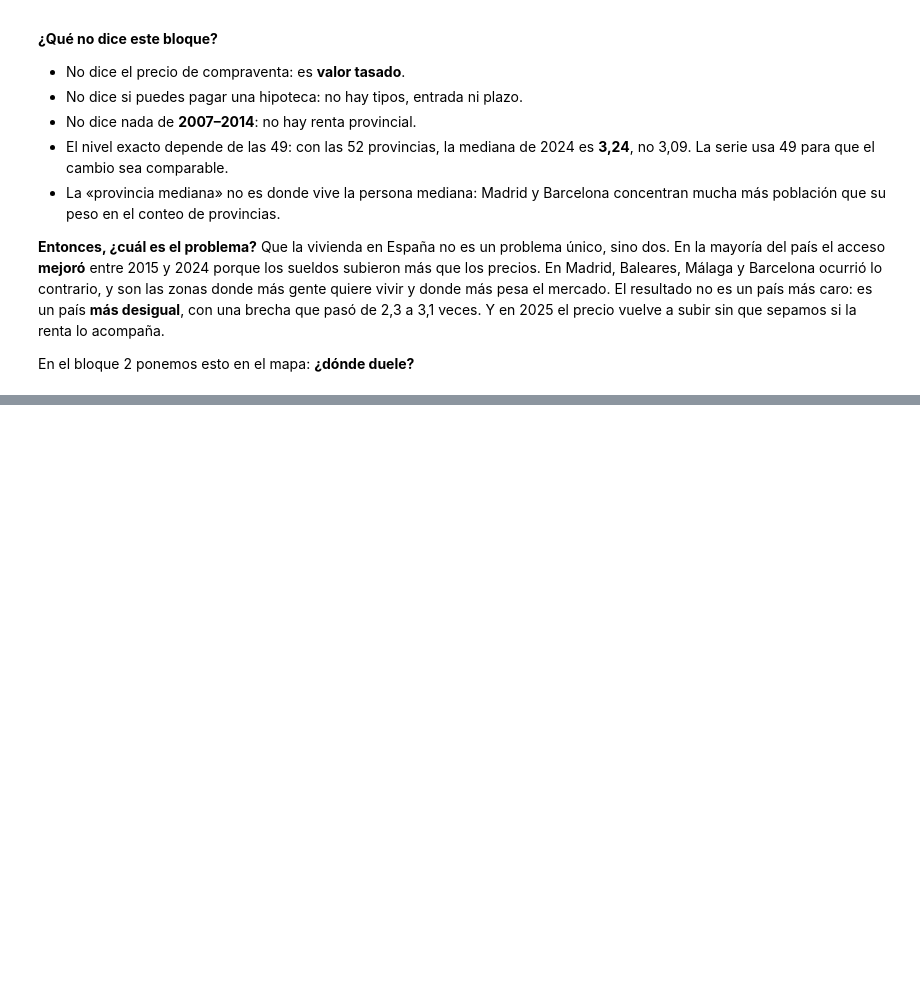
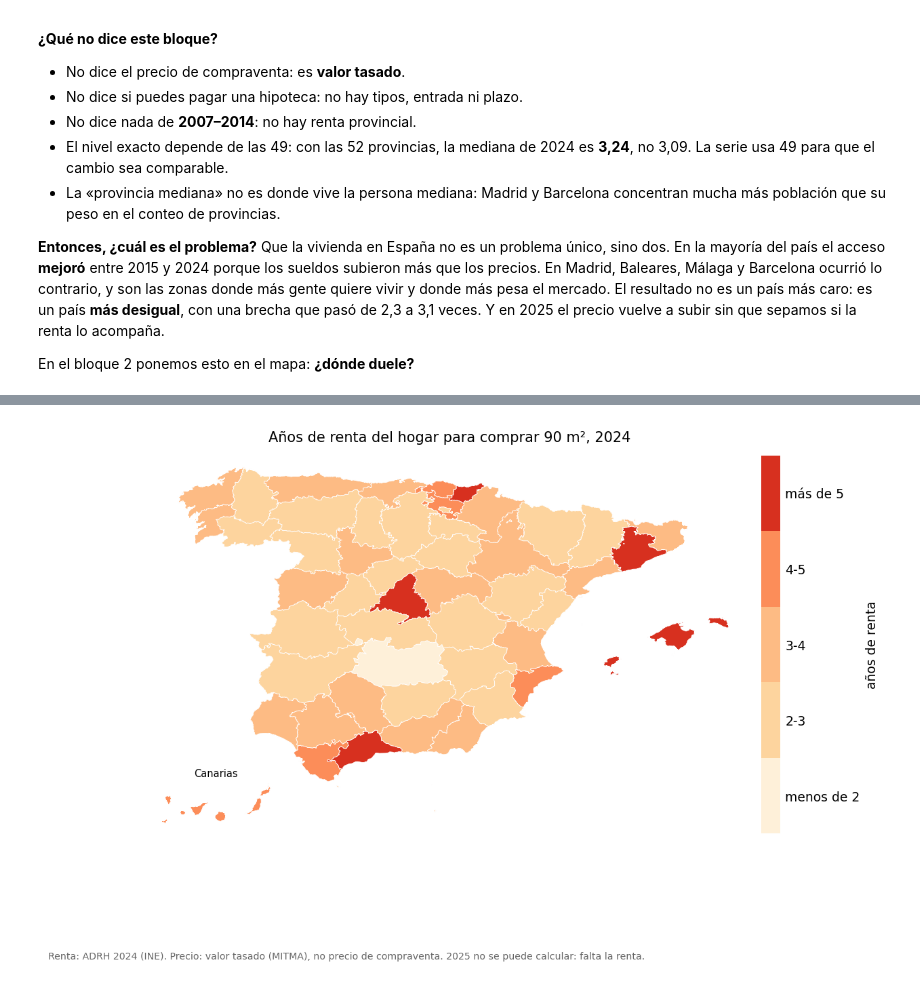
Before and after one commit to AlejandroCuntin/data-science, a Jupyter notebook: 01-eda-vivienda-espana/notebooks/02_asequibilidad.ipynb, the cells around one changed output, grey strips where cells are left out. Cells and saved outputs as stored; diff of their text form; code cells hidden in the pictures; blank space fills up the shorter version.

```diff
--- a/01-eda-vivienda-espana/notebooks/02_asequibilidad.ipynb
+++ b/01-eda-vivienda-espana/notebooks/02_asequibilidad.ipynb
@@ -353,0 +401,69 @@ En el bloque 2 ponemos esto en el mapa: **¿dónde duele?**
+# %%
+from matplotlib.cm import ScalarMappable
+from matplotlib.colors import BoundaryNorm, ListedColormap
+
+CANARIAS = ["35", "38"]
+
+# Cinco tramos. La distribucion se concentra entre 2 y 4 anos (40 de 52
+# provincias), asi que un degradado continuo dejaria medio pais del mismo tono.
+bounds = [0, 2, 3, 4, 5, 7]
+colors = ["#fef0d9", "#fdd49e", "#fdbb84", "#fc8d59", "#d7301f"]
+cmap = ListedColormap(colors)
+norm = BoundaryNorm(bounds, cmap.N)
+
+fig, ax = plt.subplots(figsize=(8, 6))
+
+mapa[~mapa["province_code"].isin(CANARIAS)].plot(
+    ax=ax,
+    column="years_90m2",
+    cmap=cmap,
+    norm=norm,
+    edgecolor="white",
+    linewidth=0.4,
+)
+
+ax.set_xlim(-10.0, 4.8)
+ax.set_ylim(34.6, 44.2)
+ax.set_aspect("equal")
+ax.set_axis_off()
+ax.set_title("Años de renta del hogar para comprar 90 m², 2024")
+
+ax_can = ax.inset_axes([0.01, 0.0, 0.20, 0.18])
+mapa[mapa["province_code"].isin(CANARIAS)].plot(
+    ax=ax_can,
+    column="years_90m2",
+    cmap=cmap,
+    norm=norm,
+    edgecolor="white",
+    linewidth=0.4,
+)
+ax_can.set_xlim(-18.4, -13.2)
+ax_can.set_ylim(27.4, 29.6)
+ax_can.set_aspect("equal")
+ax_can.set_axis_off()
+ax_can.set_title("Canarias", fontsize=7, pad=1)
+
+colorbar = fig.colorbar(
+    ScalarMappable(norm=norm, cmap=cmap),
+    ax=ax,
+    fraction=0.03,
+    pad=0.02,
+    spacing="uniform",
+    ticks=[1, 2.5, 3.5, 4.5, 6],
+)
+colorbar.ax.set_yticklabels(["menos de 2", "2-3", "3-4", "4-5", "más de 5"])
+colorbar.ax.tick_params(which="both", length=0)
+colorbar.set_label("años de renta")
+colorbar.outline.set_visible(False)
+
+fig.text(
+    0.0, -0.02,
+    "Renta: ADRH 2024 (INE). Precio: valor tasado (MITMA), no precio de "
+    "compraventa. 2025 no se puede calcular: falta la renta.",
+    fontsize=6.8, color="0.4",
+)
+
+fig.savefig(FIGURES_DIR / "02_mapa_2024.png", dpi=150, bbox_inches="tight")
+plt.show()
+# %% [output]
+[figure, added]
```
Also changed, not shown: parts of 4 cells of this notebook, 1 other file.
